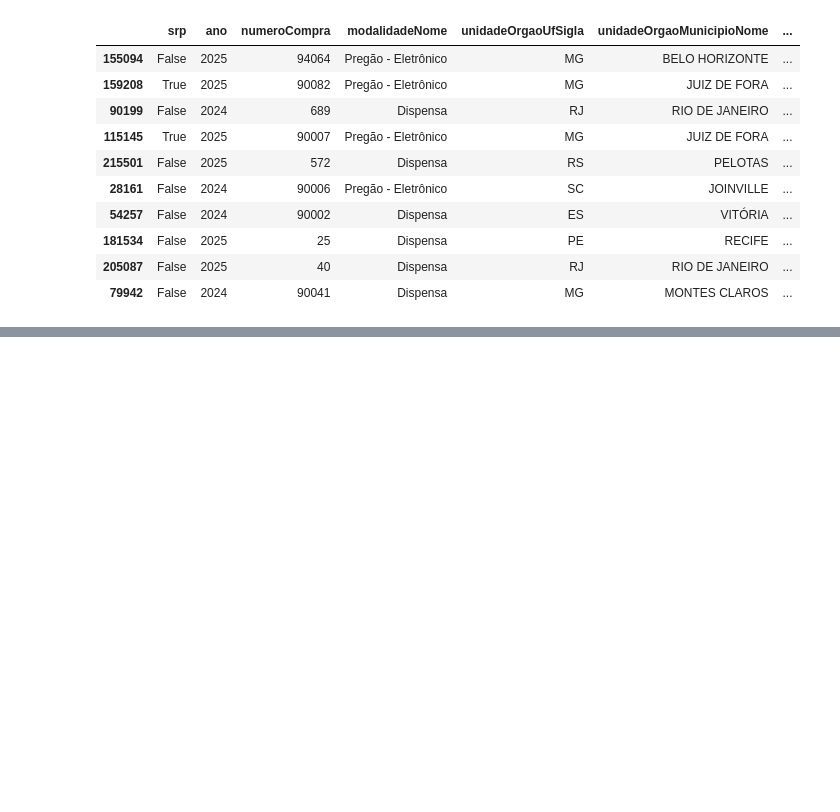
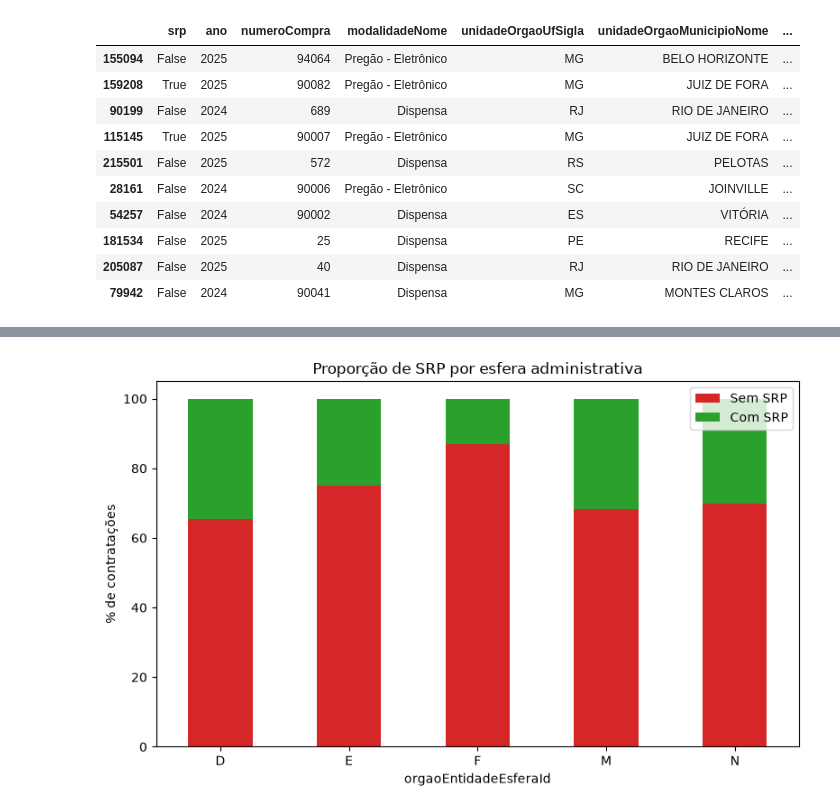
Before and after one commit to VictorLapaDev/Faculdade, a Jupyter notebook: 2-Semestre/4 Feira - Arquitetura de Dados/26.09.09/notebook.ipynb, the cells around one changed output, grey strips where cells are left out. Saved outputs shown, nothing was run; the diff lists cells and outputs as text; code cells hidden in the pictures; blank space fills up the shorter version.

```diff
--- a/2-Semestre/4 Feira - Arquitetura de Dados/26.09.09/notebook.ipynb
+++ b/2-Semestre/4 Feira - Arquitetura de Dados/26.09.09/notebook.ipynb
@@ -472,0 +697,10 @@ df.sample(10)
+# %%
+tabela_esfera = pd.crosstab(df_nulos['orgaoEntidadeEsferaId'], df_nulos['srp'], normalize='index') * 100
+print(tabela_esfera)
+
+tabela_esfera_bruta = pd.crosstab(df_nulos['orgaoEntidadeEsferaId'], df_nulos['srp'])
+chi2_e, p_e, gl_e, esp_e = chi2_contingency(tabela_esfera_bruta)
+n_e = tabela_esfera_bruta.sum().sum()
+cramers_v_e = np.sqrt(chi2_e / (n_e * (min(tabela_esfera_bruta.shape) - 1)))
+
+print(f"\nQui-quadrado: {chi2_e:.2f} | p-valor: {p_e:.4g} | Cramér's V: {cramers_v_e:.3f}")
@@ -472,0 +727,11 @@ df.sample(10)
+# %%
+tabela_esfera.plot(kind='bar', stacked=True, color=['#d62728', '#2ca02c'])
+plt.ylabel('% de contratações')
+plt.title('Proporção de SRP por esfera administrativa')
+plt.legend(['Sem SRP', 'Com SRP'])
+plt.xticks(rotation=0)
+plt.tight_layout()
+plt.savefig('grafico5_srp_por_esfera.png', dpi=150)
+plt.show()
+# %% [output]
+[figure, added]
```
Also changed, not shown: parts of 28 cells of this notebook.
